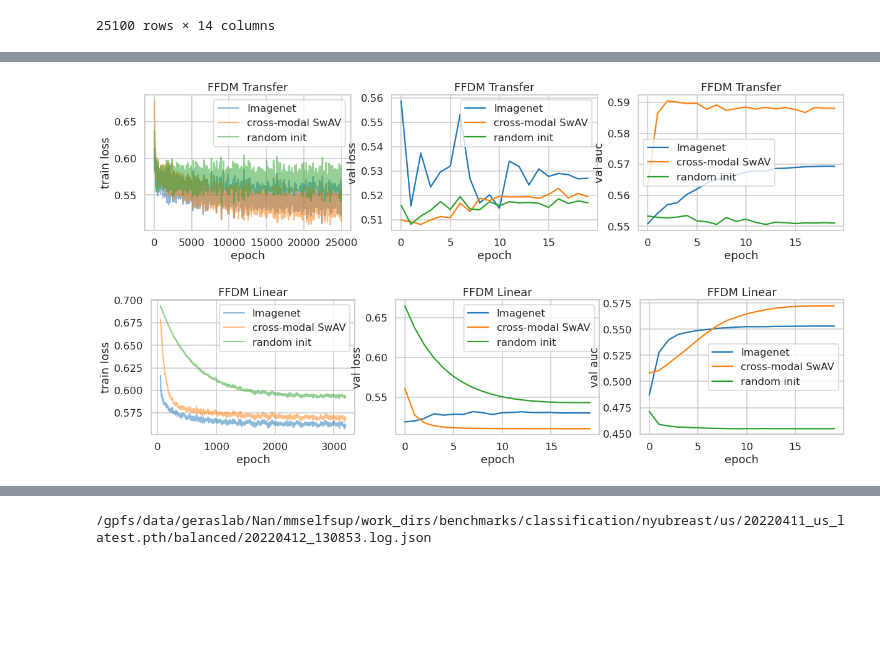
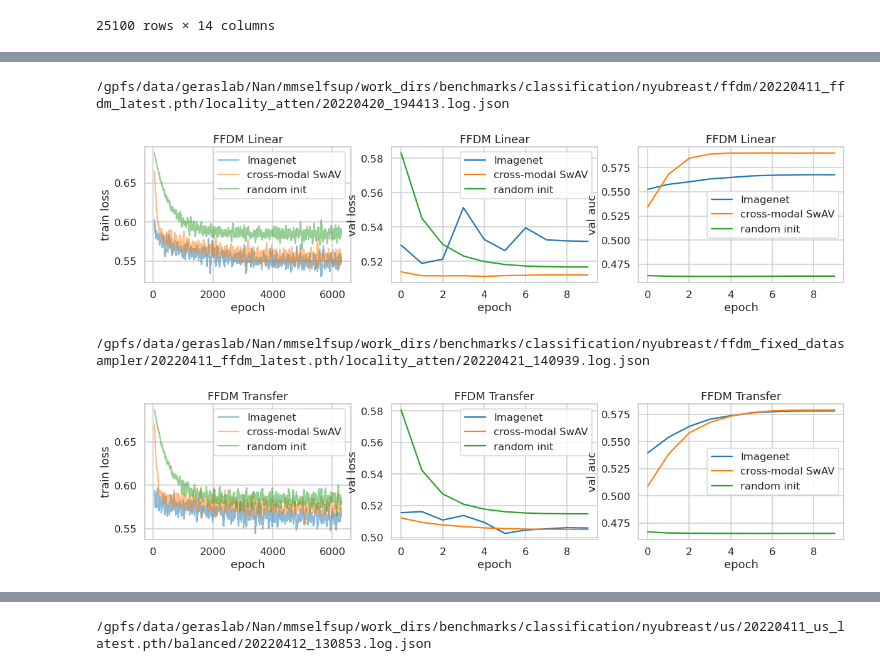
Before and after one commit to wooginawunan/mmselfsup, a Jupyter notebook: notebooks/analysis.ipynb, the cells around one changed output, grey strips where cells are left out. Drawn from its saved outputs; the diff is of its cells as text; code cells hidden in the pictures; blank space fills up the shorter version.

```diff
--- a/notebooks/analysis.ipynb
+++ b/notebooks/analysis.ipynb
@@ -216,7 +0,0 @@ def plot_auc_learning_curve(logs, text):
-# %%
-save_path = '/gpfs/data/geraslab/Nan/mmselfsup/work_dirs/benchmarks/classification/nyubreast/'
-model_path = 'ffdm/ffdm_latest.pth'
-file = '20220404_152308.log.json'
-f = open(os.path.join(save_path, model_path, file))
-lines = f.readlines()[1:]
-logs_batch_128_eval = pd.DataFrame([json.loads(line) for line in lines])
@@ -310,9 +0,0 @@ logs_batch_128_eval[logs_batch_128_eval['mode']=='val']['head4_loss'].plot()
-# %%
-model_path = 'us/20220411_us_latest.pth'
-
-file = 'unfreeze_batch8_imagenet_adamw/20220414_130853.log.json'
-f = open(os.path.join(save_path, model_path, file))
-lines = f.readlines()[1:]
-logs_random_eval = pd.DataFrame([json.loads(line) for line in lines])
-
-plot_auc_learning_curve(logs_random_eval, '(P/N=198/1000)')
@@ -436,8 +269,12 @@ def learning_curves(save_path, model_path, prefix, title, imagenet_suffix=''):
     lines = f.readlines()[1:]
     logs_imagenet = pd.DataFrame([json.loads(line) for line in lines])
 
-    file = sorted(glob.glob(os.path.join(save_path, model_path, prefix+'_randominit', '*.json')))[-1]
-    f = open(file)
+    try:
+        file = sorted(glob.glob(os.path.join(save_path, model_path, prefix+'_randominit', '*.json')))[-1]
+        f = open(file)
+    except IndexError:
+        file = sorted(glob.glob(os.path.join(save_path, model_path, prefix+'_scratch', '*.json')))[-1]
+        f = open(file)
     lines = f.readlines()[1:]
     logs_random = pd.DataFrame([json.loads(line) for line in lines])
 
@@ -507,14 +348,25 @@ learning_curves(save_path, model_path, prefix, 'US Linear')
 # %%
 save_path = '/gpfs/data/geraslab/Nan/mmselfsup/work_dirs/benchmarks/classification/nyubreast/'
 
 model_path = 'ffdm/20220411_ffdm_latest.pth'
-prefix = 'unfreeze'
+# prefix = 'unfreeze'
+
+# learning_curves(save_path, model_path, prefix, 'FFDM Transfer')
+
+# prefix = 'balanced'
+
+# learning_curves(save_path, model_path, prefix, 'FFDM Linear')
+
+prefix = 'locality_atten'
+
+learning_curves(save_path, model_path, prefix, 'FFDM Linear')
+
+model_path = 'ffdm_fixed_datasampler/20220411_ffdm_latest.pth'
+prefix = 'locality_atten'
 
 learning_curves(save_path, model_path, prefix, 'FFDM Transfer')
-
-prefix = 'balanced'
-
-learning_curves(save_path, model_path, prefix, 'FFDM Linear')
 # %% [output]
+/gpfs/data/geraslab/Nan/mmselfsup/work_dirs/benchmarks/classification/nyubreast/ffdm/20220411_ffdm_latest.pth/locality_atten/20220420_194413.log.json
-[figure, old version]
+[figure, new version]
+/gpfs/data/geraslab/Nan/mmselfsup/work_dirs/benchmarks/classification/nyubreast/ffdm_fixed_datasampler/20220411_ffdm_latest.pth/locality_atten/20220421_140939.log.json
-[figure, old version]
+[figure, new version]
```
Also changed, not shown: parts of 63 cells of this notebook, 2 other files.
